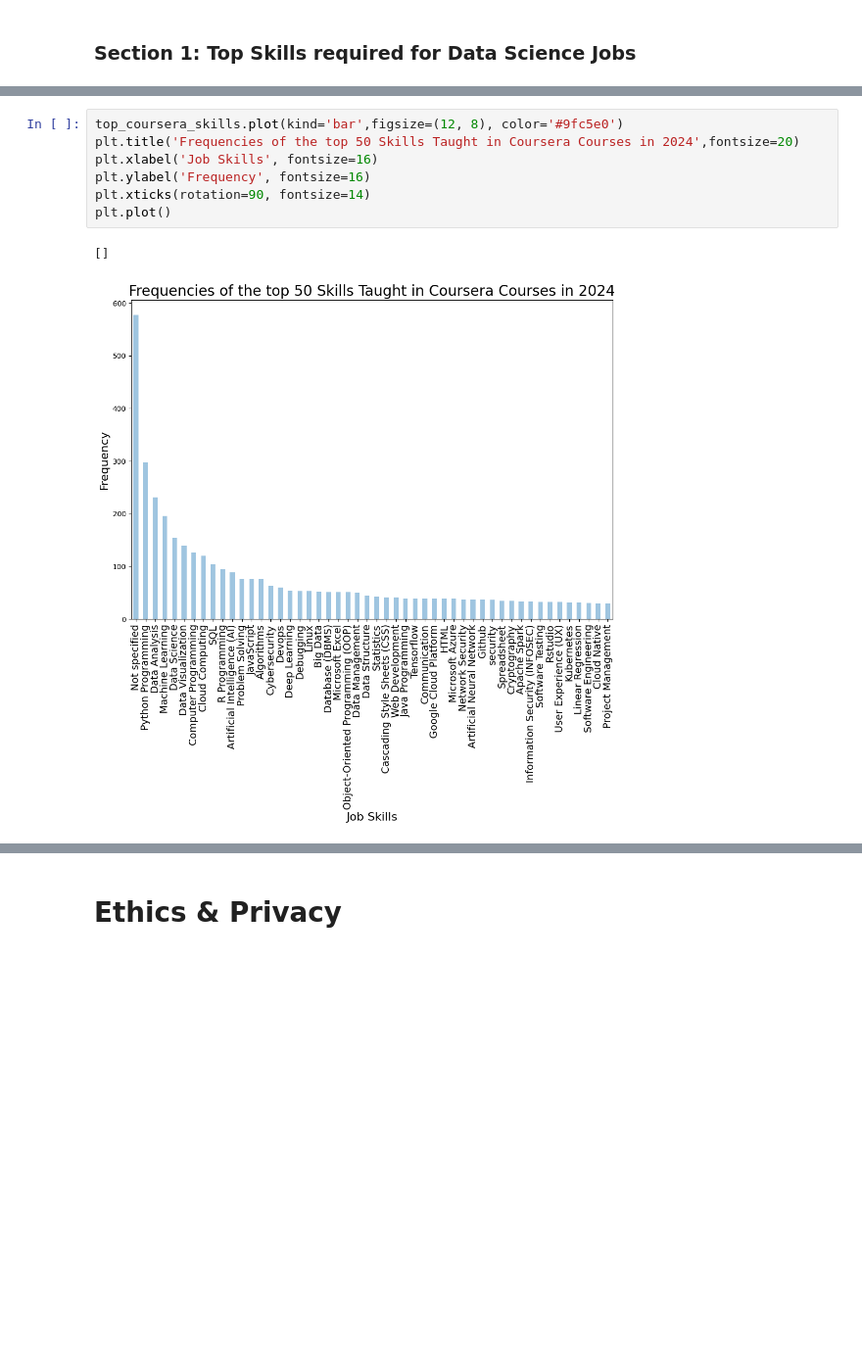
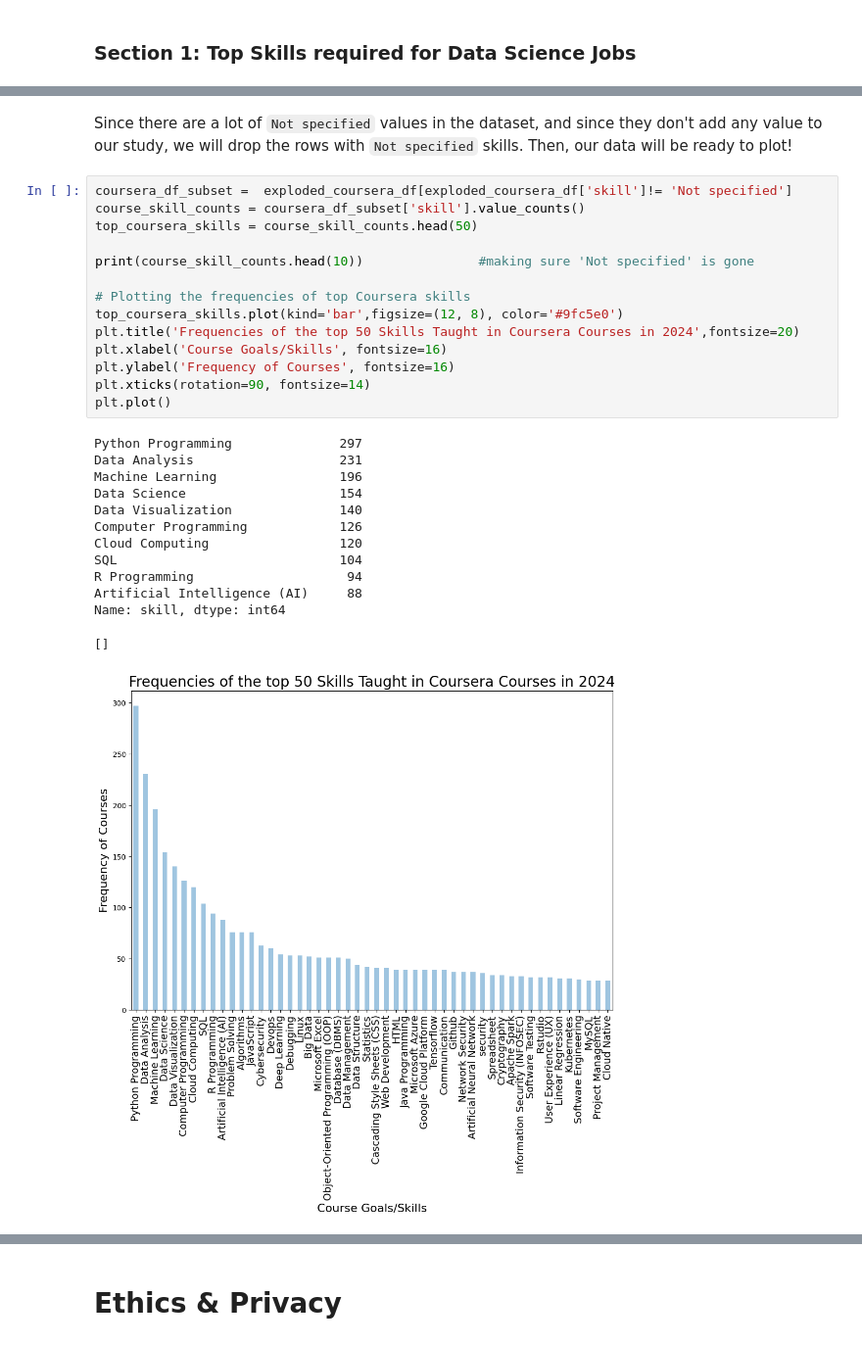
Before and after one commit to charvishukla/linkedIn-job-skills-coursera-analysis, a Jupyter notebook: EDACheckpoint_Group050_WI24.ipynb, the cells around one changed output, grey strips where cells are left out. Shown: that part at 98% size. Drawn from its saved outputs; the diff is of its cells as text; blank space fills up the shorter version.

Commit message:
Extractions of top skills done

```diff
--- a/EDACheckpoint_Group050_WI24.ipynb
+++ b/EDACheckpoint_Group050_WI24.ipynb
@@ -398,10 +416,30 @@ Name: skill, dtype: int64
+# %% [markdown]
+Since there are a lot of `Not specified` values in the dataset, and since they don't add any value to our study, we will drop the rows with `Not specified` skills. Then, our data will be ready to plot!
 # %%
+coursera_df_subset =  exploded_coursera_df[exploded_coursera_df['skill']!= 'Not specified']
+course_skill_counts = coursera_df_subset['skill'].value_counts()
+top_coursera_skills = course_skill_counts.head(50)
+
+print(course_skill_counts.head(10))               #making sure 'Not specified' is gone
+
+# Plotting the frequencies of top Coursera skills
 top_coursera_skills.plot(kind='bar',figsize=(12, 8), color='#9fc5e0')
 plt.title('Frequencies of the top 50 Skills Taught in Coursera Courses in 2024',fontsize=20)
-plt.xlabel('Job Skills', fontsize=16)
-plt.ylabel('Frequency', fontsize=16)
+plt.xlabel('Course Goals/Skills', fontsize=16)
+plt.ylabel('Frequency of Courses', fontsize=16)
 plt.xticks(rotation=90, fontsize=14)
 plt.plot()
 # %% [output]
-[]
+Python Programming              297
+Data Analysis                   231
+Machine Learning                196
+Data Science                    154
+Data Visualization              140
+Computer Programming            126
+Cloud Computing                 120
+SQL                             104
+R Programming                    94
+Artificial Intelligence (AI)     88
+Name: skill, dtype: int64
+[]
-[figure, old version]
+[figure, new version]
```
Also changed, not shown: parts of 11 cells of this notebook.
